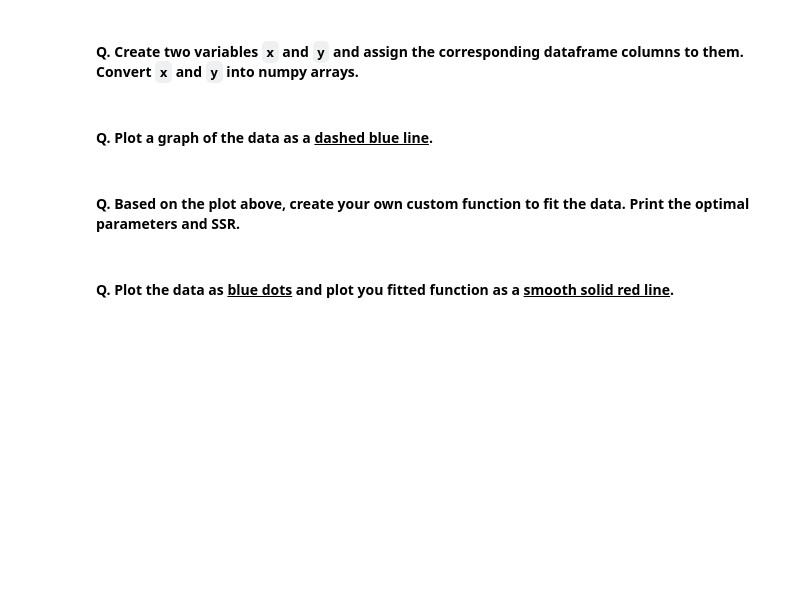
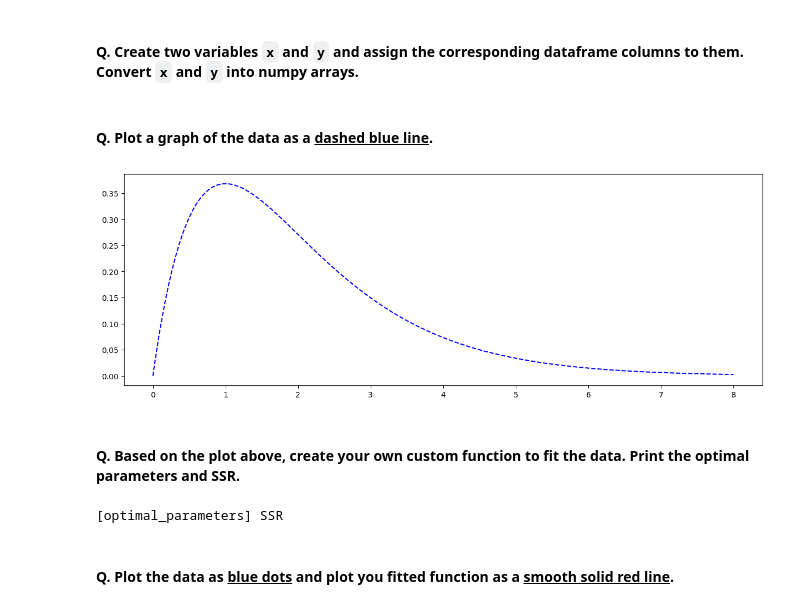
Before and after one commit to samsamotan/Quiz-1, a Jupyter notebook: Take Home Quiz 1 - Curve Fitting.ipynb, the cells around one changed output. Drawn from its saved outputs; the diff is of its cells as text; code cells hidden in the pictures; blank space fills up the shorter version.

```diff
--- a/Take Home Quiz 1 - Curve Fitting.ipynb
+++ b/Take Home Quiz 1 - Curve Fitting.ipynb
@@ -167,0 +193,3 @@ For this sections, we will be using the following datasets: `fit_data1.csv`, `fi
+# %%
+fit_data2 = pd.read_csv('fit_data2.csv')
+fit_data2
@@ -172,2 +212,4 @@ For this sections, we will be using the following datasets: `fit_data1.csv`, `fi
+# %%
+x, y = fit_data2[['x', 'y']].to_numpy().T
 # %% [markdown]
 #### Q. Plot a graph of the data as a <b><u>dashed blue line</u></b>.
@@ -176,2 +216,7 @@ For this sections, we will be using the following datasets: `fit_data1.csv`, `fi
+# %%
+plt.plot(x, y, 'b--')
+plt.show()
+# %% [output]
+[figure, added]
 # %% [markdown]
 #### Q. Based on the plot above, create your own custom function to fit the data. Print the optimal parameters and SSR.
@@ -180,2 +223,9 @@ For this sections, we will be using the following datasets: `fit_data1.csv`, `fi
+# %%
+def fit2(x):
+    return x # place function here
+
+print('[optimal_parameters]', 'SSR')
+# %% [output]
+[optimal_parameters] SSR
 # %% [markdown]
 #### Q. Plot the data as <u><b>blue dots</u></b> and plot you fitted function as a <b><u>smooth solid red line</u></b>.
```
Also changed, not shown: parts of 37 cells of this notebook.
